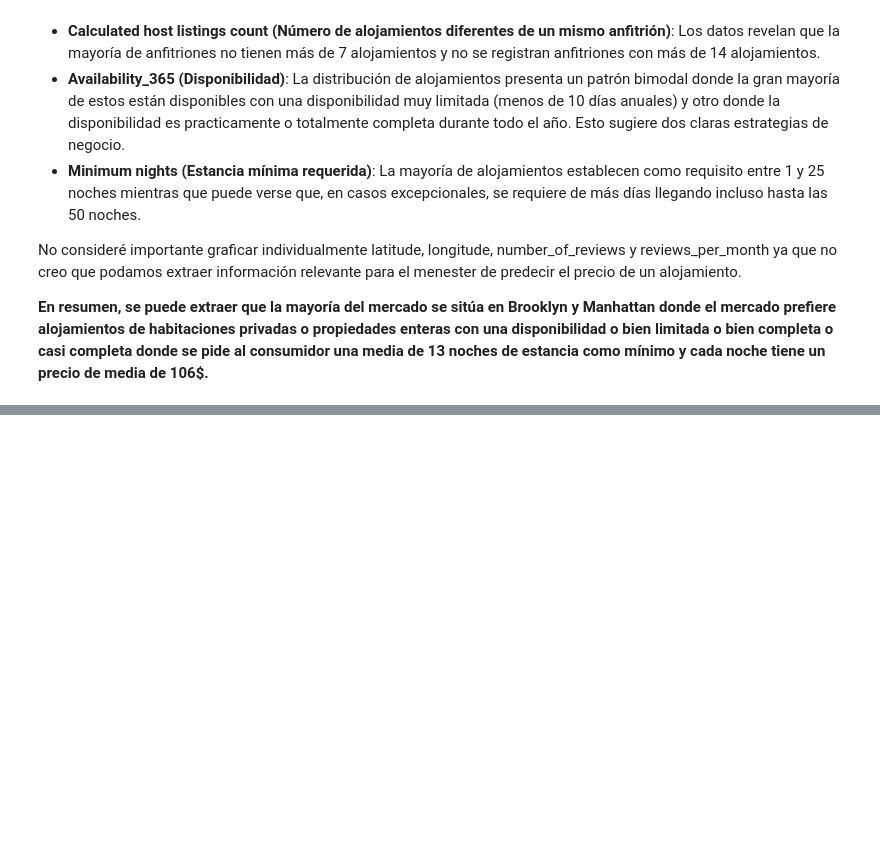
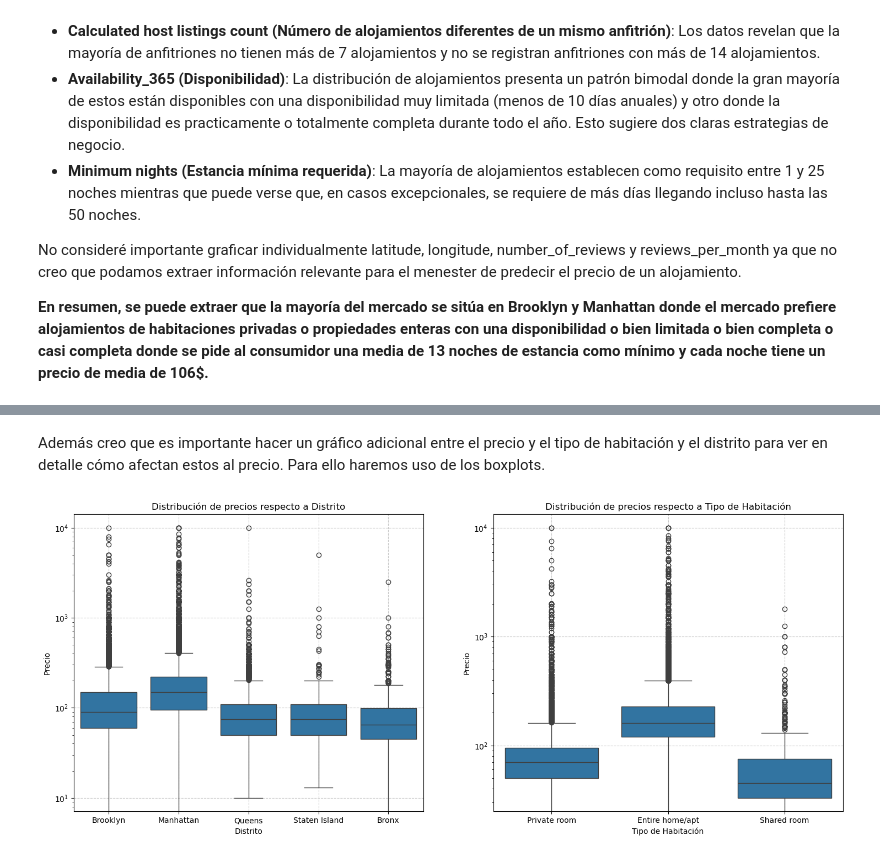
Before and after one commit to 4GeeksAcademy/danielpaez-dev-machine-learning-python-template, a Jupyter notebook: src/explore.ipynb, the cells around one changed output, grey strips where cells are left out. Saved outputs shown, nothing was run; the diff lists cells and outputs as text; code cells hidden in the pictures; blank space fills up the shorter version.

```diff
--- a/src/explore.ipynb
+++ b/src/explore.ipynb
@@ -151,0 +212,20 @@ No consideré importante graficar individualmente latitude, longitude, number_of
+# %% [markdown]
+Además creo que es importante hacer un gráfico adicional entre el precio y el tipo de habitación y el distrito para ver en detalle cómo afectan estos al precio. Para ello haremos uso de los boxplots.
+# %%
+def boxplot_price_categorical(cleaned_data:pd.DataFrame):
+    columns = ['neighbourhood_group', 'room_type']
+    fig, axes = plt.subplots(1, len(columns), figsize=(18, 7))
+    for i, column in enumerate(columns):
+        ax = axes[i]
+        sns.boxplot(ax=ax, data=cleaned_data, x=column, y='price')
+        ax.set_title(f'Distribución de precios respecto a {format_text(column)}')
+        ax.set_xlabel(format_text(column))
+        ax.set_ylabel('Precio')
+        ax.set_yscale('log')
+        ax.grid(True, linestyle='--', alpha=0.7)
+    plt.grid(True, linestyle='--', alpha=0.7)
+    plt.show()
+
+boxplot_price_categorical(cleaned_data)
+# %% [output]
+[figure, added]
```
Also changed, not shown: parts of 12 cells of this notebook.
